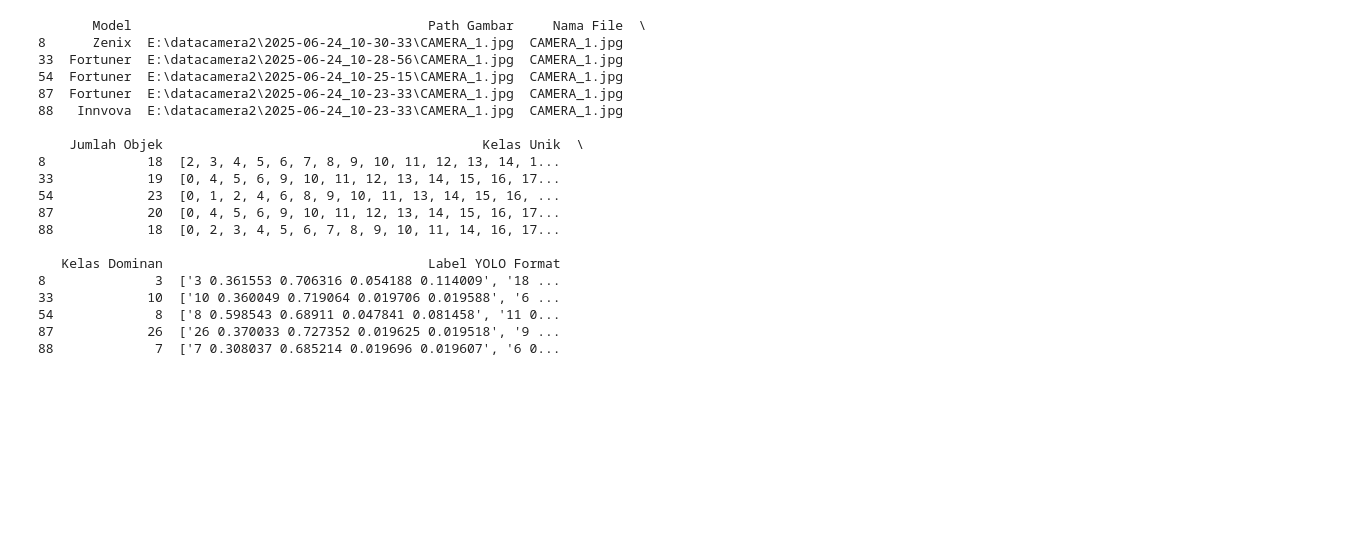
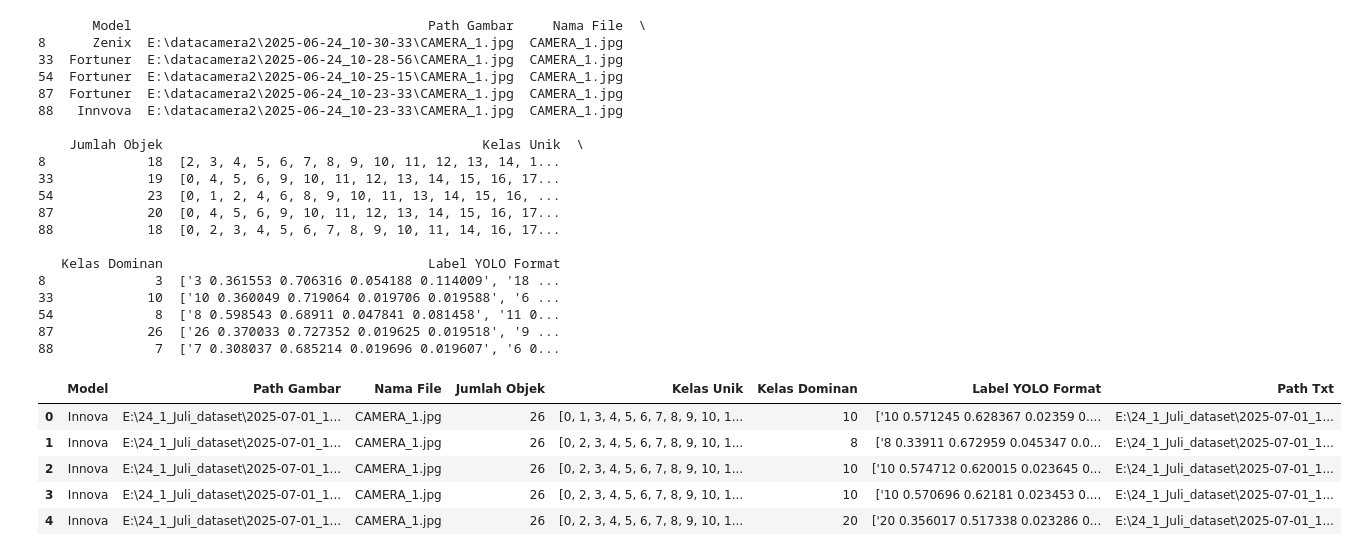
Before and after one commit to alldone03/Tools_Anotation, a Jupyter notebook: Olahdata.ipynb, the cells around one changed output. Saved outputs shown, nothing was run; the diff lists cells and outputs as text; code cells hidden in the pictures; blank space fills up the shorter version.

```diff
--- a/Olahdata.ipynb
+++ b/Olahdata.ipynb
@@ -82,3 +86,15 @@ print(df_filtered.head())
 88             7  ['7 0.308037 0.685214 0.019696 0.019607', '6 0...
 # %%
 df_NamaFile.to_csv('df_NamaFile.csv', index=False)
+# %%
+import pandas as pd
+
+df = pd.read_csv("D:\LearnPython\Tools_labeler\destination2.csv")
+df.head()
+# %% [output]
+|  | Model | Path Gambar | Nama File | Jumlah Objek | Kelas Unik | Kelas Dominan | Label YOLO Format | Path Txt |
+| 0 | Innova | E:\24_1_Juli_dataset\2025-07-01_1... | CAMERA_1.jpg | 26 | [0, 1, 3, 4, 5, 6, 7, 8, 9, 10, 1... | 10 | ['10 0.571245 0.628367 0.02359 0.... | E:\24_1_Juli_dataset\2025-07-01_1... |
+| 1 | Innova | E:\24_1_Juli_dataset\2025-07-01_1... | CAMERA_1.jpg | 26 | [0, 2, 3, 4, 5, 6, 7, 8, 9, 10, 1... | 8 | ['8 0.33911 0.672959 0.045347 0.0... | E:\24_1_Juli_dataset\2025-07-01_1... |
+| 2 | Innova | E:\24_1_Juli_dataset\2025-07-01_1... | CAMERA_1.jpg | 26 | [0, 2, 3, 4, 5, 6, 7, 8, 9, 10, 1... | 10 | ['10 0.574712 0.620015 0.023645 0... | E:\24_1_Juli_dataset\2025-07-01_1... |
+| 3 | Innova | E:\24_1_Juli_dataset\2025-07-01_1... | CAMERA_1.jpg | 26 | [0, 2, 3, 4, 5, 6, 7, 8, 9, 10, 1... | 10 | ['10 0.570696 0.62181 0.023453 0.... | E:\24_1_Juli_dataset\2025-07-01_1... |
+| 4 | Innova | E:\24_1_Juli_dataset\2025-07-01_1... | CAMERA_1.jpg | 26 | [0, 2, 3, 4, 5, 6, 7, 8, 9, 10, 1... | 20 | ['20 0.356017 0.517338 0.023286 0... | E:\24_1_Juli_dataset\2025-07-01_1... |
```
Also changed, not shown: parts of 1 cell of this notebook, 18 other files.
